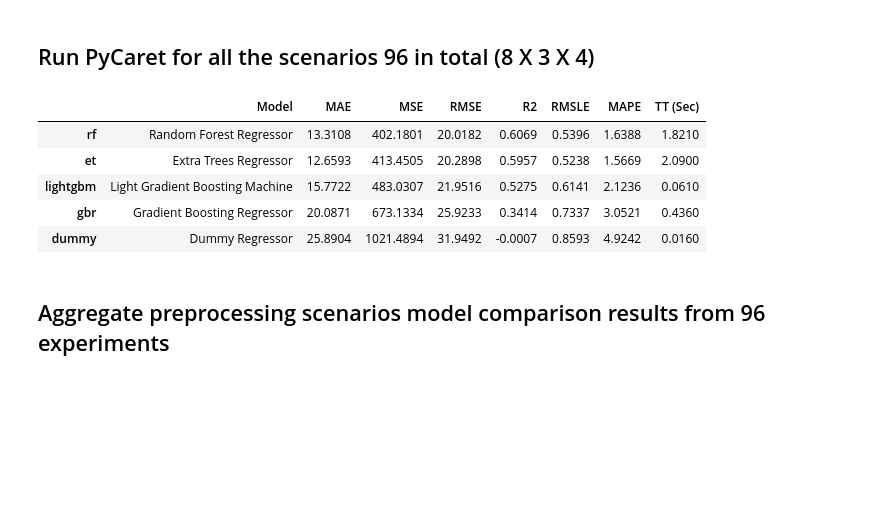
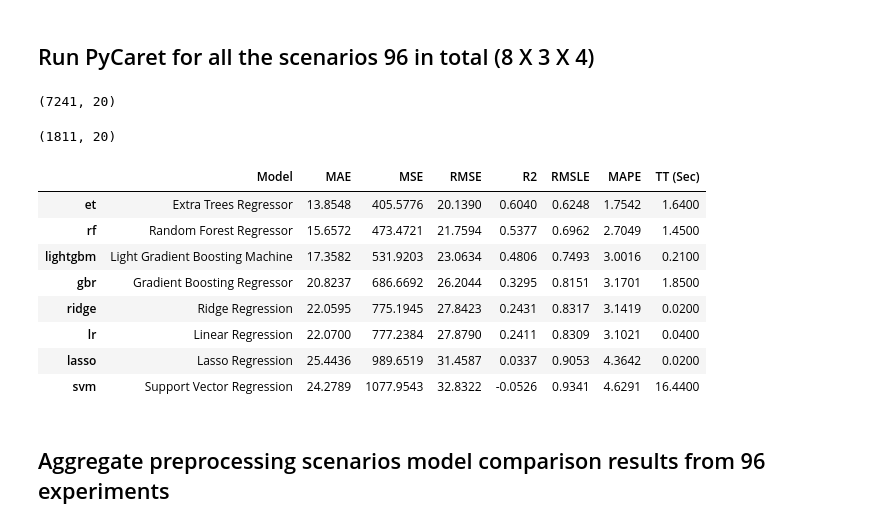
Before and after one commit to ammar257ammar/Nanosafety-ML-pycaret, a Jupyter notebook: 01-exploratory-analysis.ipynb, the cells around one changed output. Cells and saved outputs as stored; diff of their text form; code cells hidden in the pictures; blank space fills up the shorter version.

Commit message:
single train/test split for prepcrocessing instead of CV

```diff
--- a/01-exploratory-analysis.ipynb
+++ b/01-exploratory-analysis.ipynb
@@ -383,0 +394,19 @@ Index(['NP_type', 'Coating', 'core_size_nm', 'hydro_size_nm', 'Surf_charge_mV',
+# %%
+data_prepr_train_X, data_prepr_test_X, data_prepr_train_y, data_prepr_test_y = train_test_split(X, y, test_size=0.2, random_state=seed)
+# %%
+data_prepr_train_X = data_prepr_train_X.reset_index(drop=True)
+data_prepr_test_X = data_prepr_test_X.reset_index(drop=True)
+data_prepr_train_y = data_prepr_train_y.reset_index(drop=True)
+data_prepr_test_y = data_prepr_test_y.reset_index(drop=True)
+# %%
+data_prepr_train = pd.concat([data_prepr_train_X, data_prepr_train_y], axis=1)
+# %%
+data_prepr_train.shape
+# %% [output]
+(7241, 20)
+# %%
+data_prepr_test = pd.concat([data_prepr_test_X, data_prepr_test_y], axis=1)
+# %%
+data_prepr_test.shape
+# %% [output]
+(1811, 20)
@@ -401,8 +433,8 @@ for features_scenario in features_scenarios:
             print(preprocess_scenario["normalize"])
             print(preprocess_scenario["remove_outliers"])
 
-            stup = setup(data = data_train_df, target = 'Viability',
-
+            stup = setup(data = data_prepr_train, target = 'Viability',
+                test_data = data_prepr_test,
                 imputation_type = imputation_scenario["imputation_type"], #default
                 numeric_imputation = imputation_scenario["numeric_imputation"], #default: mean
 
@@ -429,44 +461,48 @@ for features_scenario in features_scenarios:
                 transform_target = False,
                 combine_rare_levels = False,
                 rare_level_threshold = 0.1, #default: 0.1
 
                 remove_multicollinearity = False, #default
                 multicollinearity_threshold = 0.9, #default
 
                 ignore_low_variance = True,
 
                 feature_interaction = False,
                 feature_ratio = False,
                 polynomial_features = False,
                 trigonometry_features = False,
 
-                train_size=0.9,
+                train_size=0.95,
+
                 # don't change the following
-                session_id = 123,
+                session_id = seed,
                 use_gpu=False,
                 log_experiment = False,
                 silent=True,
                 experiment_name = 'nanosafety')
 
-            set_config('seed', 123456)
+            set_config('seed', seed)
 
-            best = compare_models(exclude = ['par', 'lar', 'llar', 'en', 'lasso', 'xgboost', 'catboost',
-                             'ada', 'omp', 'huber', 'br', 'ridge',
-                            'dt', 'knn', 'lr'], n_select = 3)
+            best = compare_models(include = ['lr', 'lasso', 'ridge', 'svm', 'rf', 'et', 'lightgbm', 'gbr'],
+                                  n_select = 3,
+                                  cross_validation=False)
 
             results_df = pull()
 
             results_df = results_df.reset_index(level=0)
 
             results_df.to_csv("output/preprocessing_scenarios/" + "-".join([str(i), str(j), str(k)])+".tsv",
                                                          index=False, encoding="utf-8", sep="\t")
 # %% [output]
 |  | Model | MAE | MSE | RMSE | R2 | RMSLE | MAPE | TT (Sec) |
-| rf | Random Forest Regressor | 13.3108 | 402.1801 | 20.0182 | 0.6069 | 0.5396 | 1.6388 | 1.8210 |
-| et | Extra Trees Regressor | 12.6593 | 413.4505 | 20.2898 | 0.5957 | 0.5238 | 1.5669 | 2.0900 |
-| lightgbm | Light Gradient Boosting Machine | 15.7722 | 483.0307 | 21.9516 | 0.5275 | 0.6141 | 2.1236 | 0.0610 |
-| gbr | Gradient Boosting Regressor | 20.0871 | 673.1334 | 25.9233 | 0.3414 | 0.7337 | 3.0521 | 0.4360 |
-| dummy | Dummy Regressor | 25.8904 | 1021.4894 | 31.9492 | -0.0007 | 0.8593 | 4.9242 | 0.0160 |
+| et | Extra Trees Regressor | 13.8548 | 405.5776 | 20.1390 | 0.6040 | 0.6248 | 1.7542 | 1.6400 |
+| rf | Random Forest Regressor | 15.6572 | 473.4721 | 21.7594 | 0.5377 | 0.6962 | 2.7049 | 1.4500 |
+| lightgbm | Light Gradient Boosting Machine | 17.3582 | 531.9203 | 23.0634 | 0.4806 | 0.7493 | 3.0016 | 0.2100 |
+| gbr | Gradient Boosting Regressor | 20.8237 | 686.6692 | 26.2044 | 0.3295 | 0.8151 | 3.1701 | 1.8500 |
+| ridge | Ridge Regression | 22.0595 | 775.1945 | 27.8423 | 0.2431 | 0.8317 | 3.1419 | 0.0200 |
+| lr | Linear Regression | 22.0700 | 777.2384 | 27.8790 | 0.2411 | 0.8309 | 3.1021 | 0.0400 |
+| lasso | Lasso Regression | 25.4436 | 989.6519 | 31.4587 | 0.0337 | 0.9053 | 4.3642 | 0.0200 |
+| svm | Support Vector Regression | 24.2789 | 1077.9543 | 32.8322 | -0.0526 | 0.9341 | 4.6291 | 16.4400 |
 # %% [markdown]
 ## Aggregate preprocessing scenarios model comparison results from 96 experiments
 # %%
```
Also changed, not shown: parts of 13 cells of this notebook.
